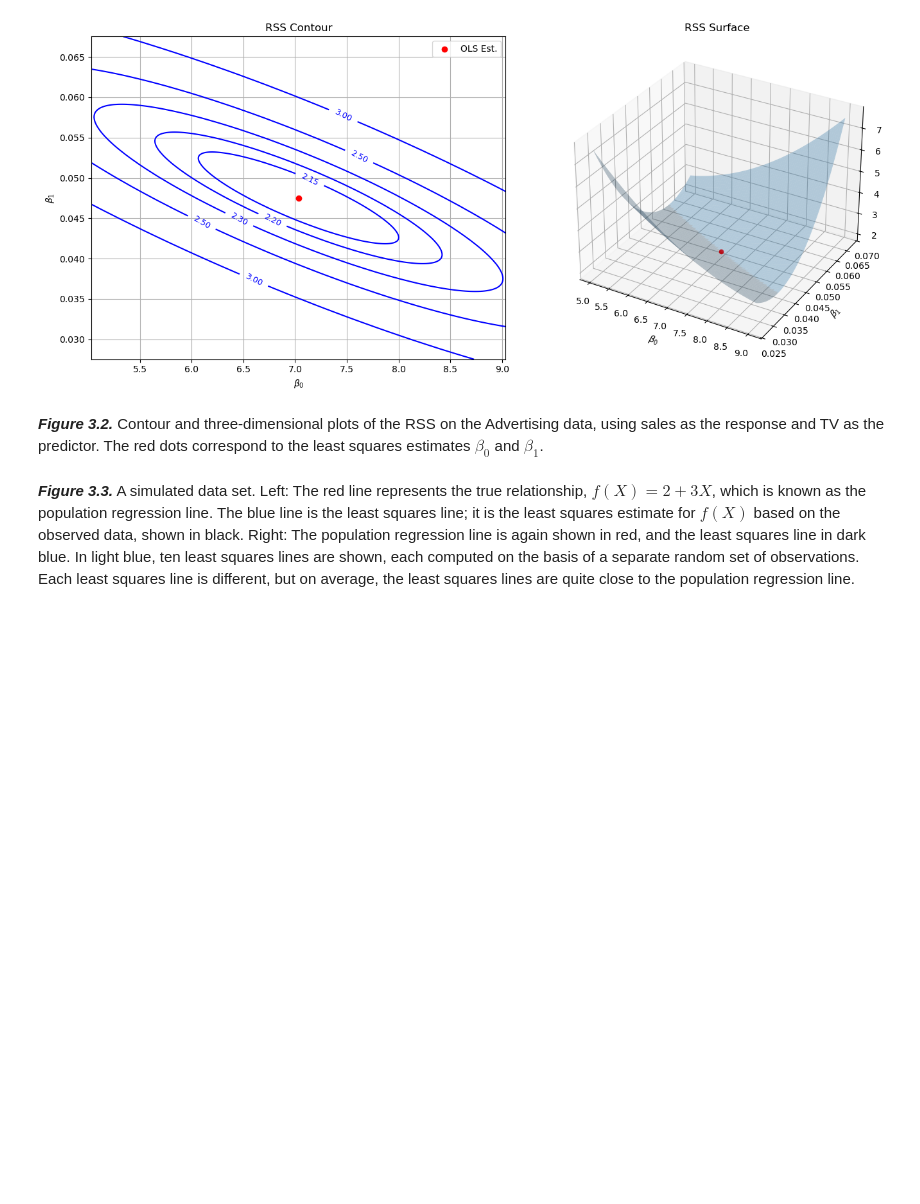
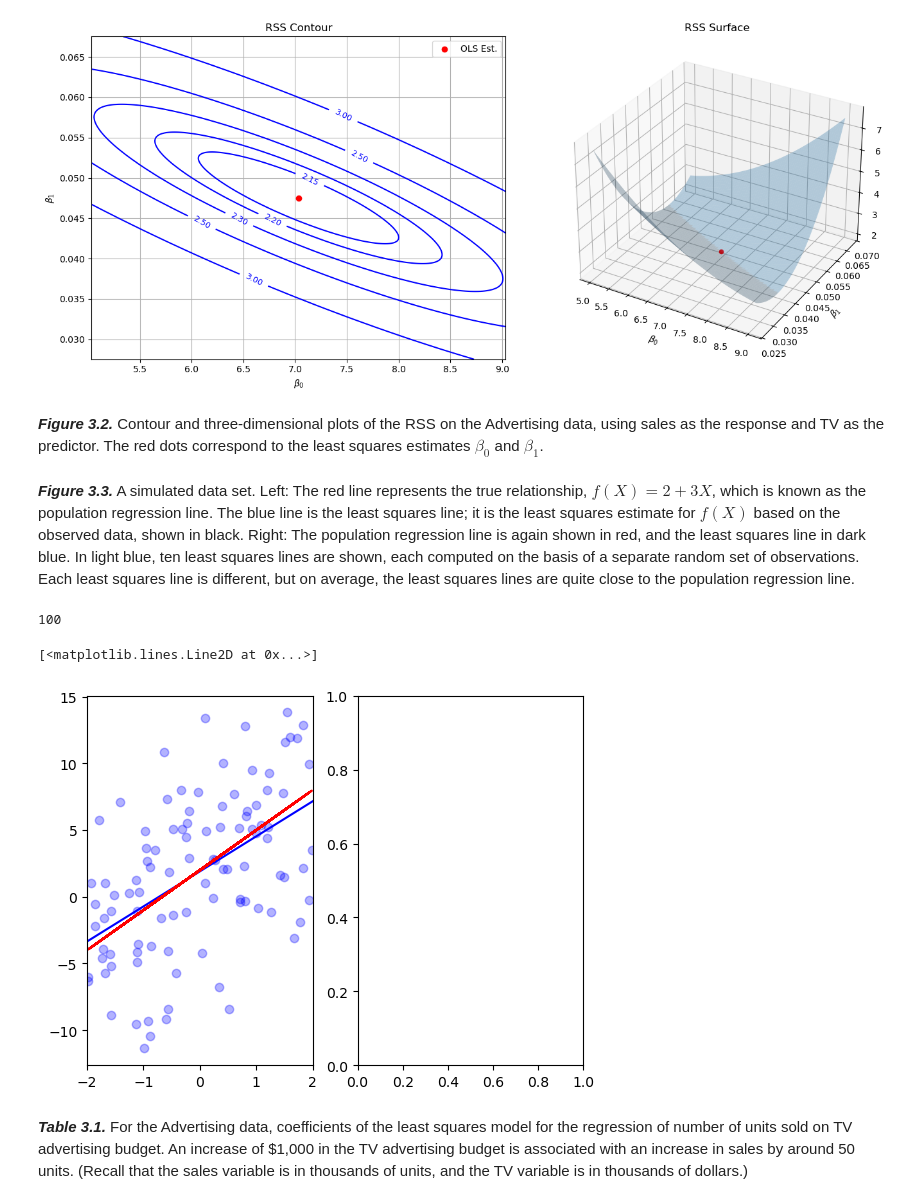
Before and after one commit to sachin80/ISLP_labs, a Jupyter notebook: Ch03_figs.ipynb, the cells around one changed output. Drawn from its saved outputs; the diff is of its cells as text; code cells hidden in the pictures; blank space fills up the shorter version.

Commit message:
added new plots

```diff
--- a/Ch03_figs.ipynb
+++ b/Ch03_figs.ipynb
@@ -270,3 +270,20 @@ is again shown in red, and the least squares line in dark blue. In light blue, t
 least squares lines are shown, each computed on the basis of a separate random
 set of observations. Each least squares line is different, but on average, the least
 squares lines are quite close to the population regression line.
+# %%
+# Noise level
+sigma = 5
+# Sample size
+n = 100
+# Noise for model
+e = np.random.normal(0, sigma, n)
+# Sample 100 points for X
+X = np.random.uniform(-3, 3, n)
+y_data = 3 * X + 2 + e
+y_actual = 3 * X + 2
+model = sm.OLS(y_data, np.column_stack((np.ones(n), X)))
+results = model.fit()
+results.params
+print(X.shape[0])
+# %% [output]
+100
@@ -272,0 +301,18 @@ squares lines are quite close to the population regression line.
+# %%
+fig, ax = subplots(ncols=2)
+ax[0].scatter(X, y_data, color='blue', alpha=0.3)
+abline(ax[0],
+       results.params[0],
+       results.params[1],
+       'b')
+ax[0].set_xlim(-2, 2)
+ax[0].plot(X, y_actual, color='red')
+# %% [output]
+[<matplotlib.lines.Line2D at 0x...>]
+[figure, added]
+# %% [markdown]
+***Table 3.1.*** For the Advertising data, coefficients of the least squares model
+for the regression of number of units sold on TV advertising budget. An increase
+of $1,000 in the TV advertising budget is associated with an increase in sales by
+around 50 units. (Recall that the sales variable is in thousands of units, and the
+TV variable is in thousands of dollars.)
```
Also changed, not shown: parts of 1 cell of this notebook.
